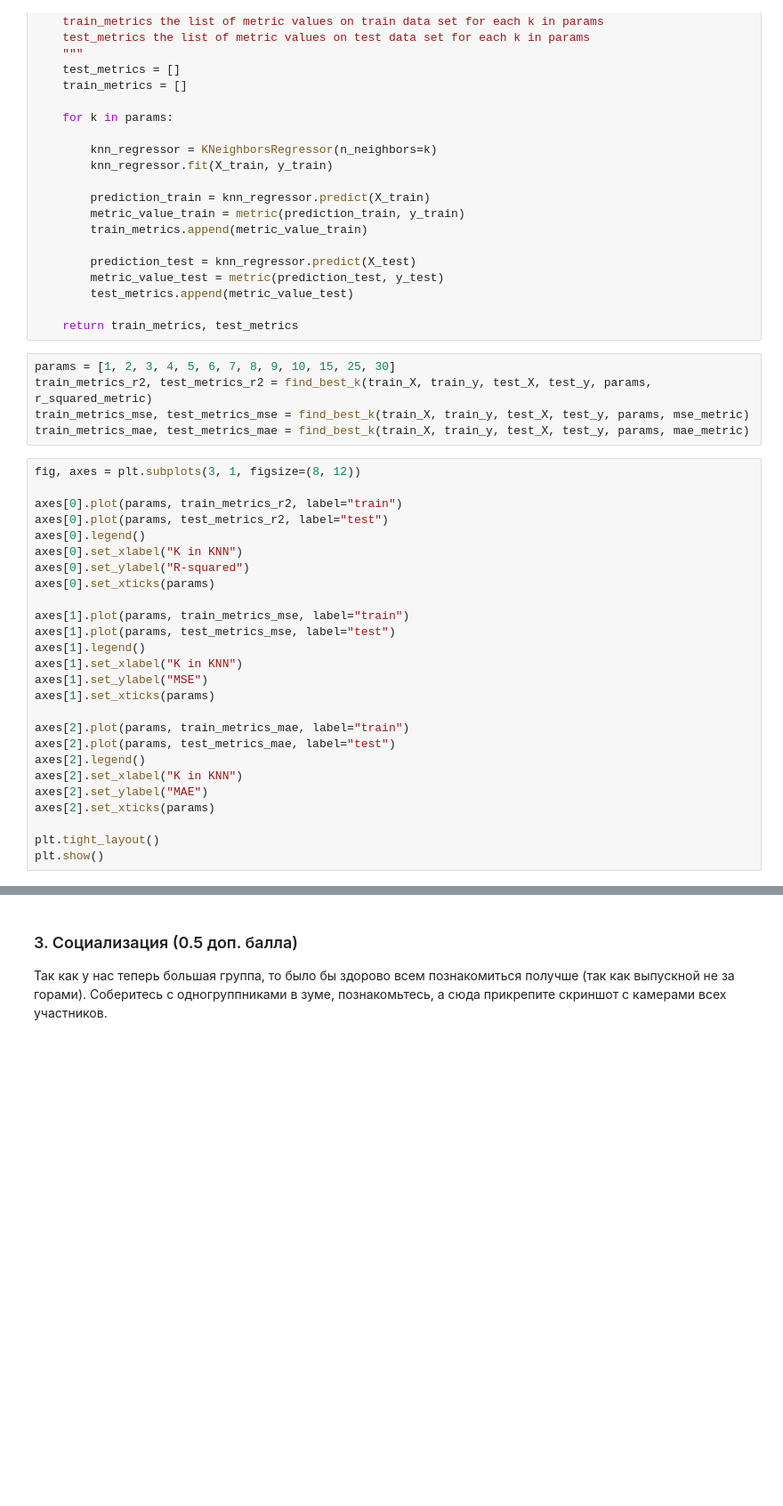
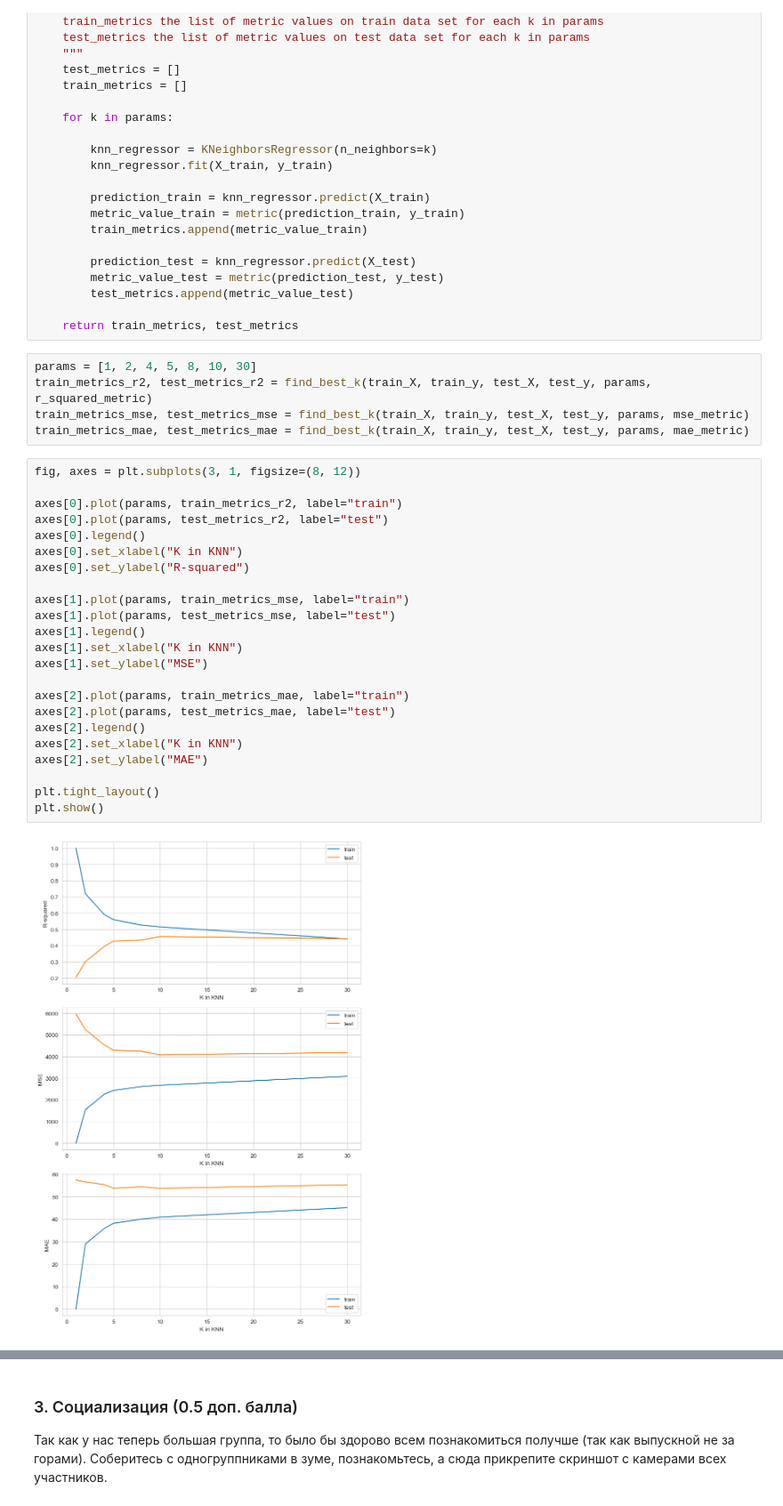
Before and after one commit to greenbergM/BI_ML_2024, a Jupyter notebook: hw1/KNN.ipynb, the cells around one changed output, grey strips where cells are left out. Shown at 89% size. Cells and saved outputs as stored; diff of their text form; blank space fills up the shorter version.

```diff
--- a/hw1/KNN.ipynb
+++ b/hw1/KNN.ipynb
@@ -445,36 +528,35 @@ def find_best_k(X_train, y_train, X_test, y_test, params, metric):
 
     return train_metrics, test_metrics
 # %%
-params = [1, 2, 3, 4, 5, 6, 7, 8, 9, 10, 15, 25, 30]
+params = [1, 2, 4, 5, 8, 10, 30]
 train_metrics_r2, test_metrics_r2 = find_best_k(train_X, train_y, test_X, test_y, params, r_squared_metric)
 train_metrics_mse, test_metrics_mse = find_best_k(train_X, train_y, test_X, test_y, params, mse_metric)
 train_metrics_mae, test_metrics_mae = find_best_k(train_X, train_y, test_X, test_y, params, mae_metric)
 # %%
 fig, axes = plt.subplots(3, 1, figsize=(8, 12))
 
 axes[0].plot(params, train_metrics_r2, label="train")
 axes[0].plot(params, test_metrics_r2, label="test")
 axes[0].legend()
 axes[0].set_xlabel("K in KNN")
 axes[0].set_ylabel("R-squared")
-axes[0].set_xticks(params)
 
 axes[1].plot(params, train_metrics_mse, label="train")
 axes[1].plot(params, test_metrics_mse, label="test")
 axes[1].legend()
 axes[1].set_xlabel("K in KNN")
 axes[1].set_ylabel("MSE")
-axes[1].set_xticks(params)
 
 axes[2].plot(params, train_metrics_mae, label="train")
 axes[2].plot(params, test_metrics_mae, label="test")
 axes[2].legend()
 axes[2].set_xlabel("K in KNN")
 axes[2].set_ylabel("MAE")
-axes[2].set_xticks(params)
 
 plt.tight_layout()
 plt.show()
+# %% [output]
+[figure, added]
 # %%
 max_idx_r2 = np.argwhere(test_metrics_r2 == np.max(test_metrics_r2)).flatten()
 max_idx_mse = np.argwhere(test_metrics_mse == np.min(test_metrics_mse)).flatten()
```
Also changed, not shown: parts of 19 cells of this notebook.
